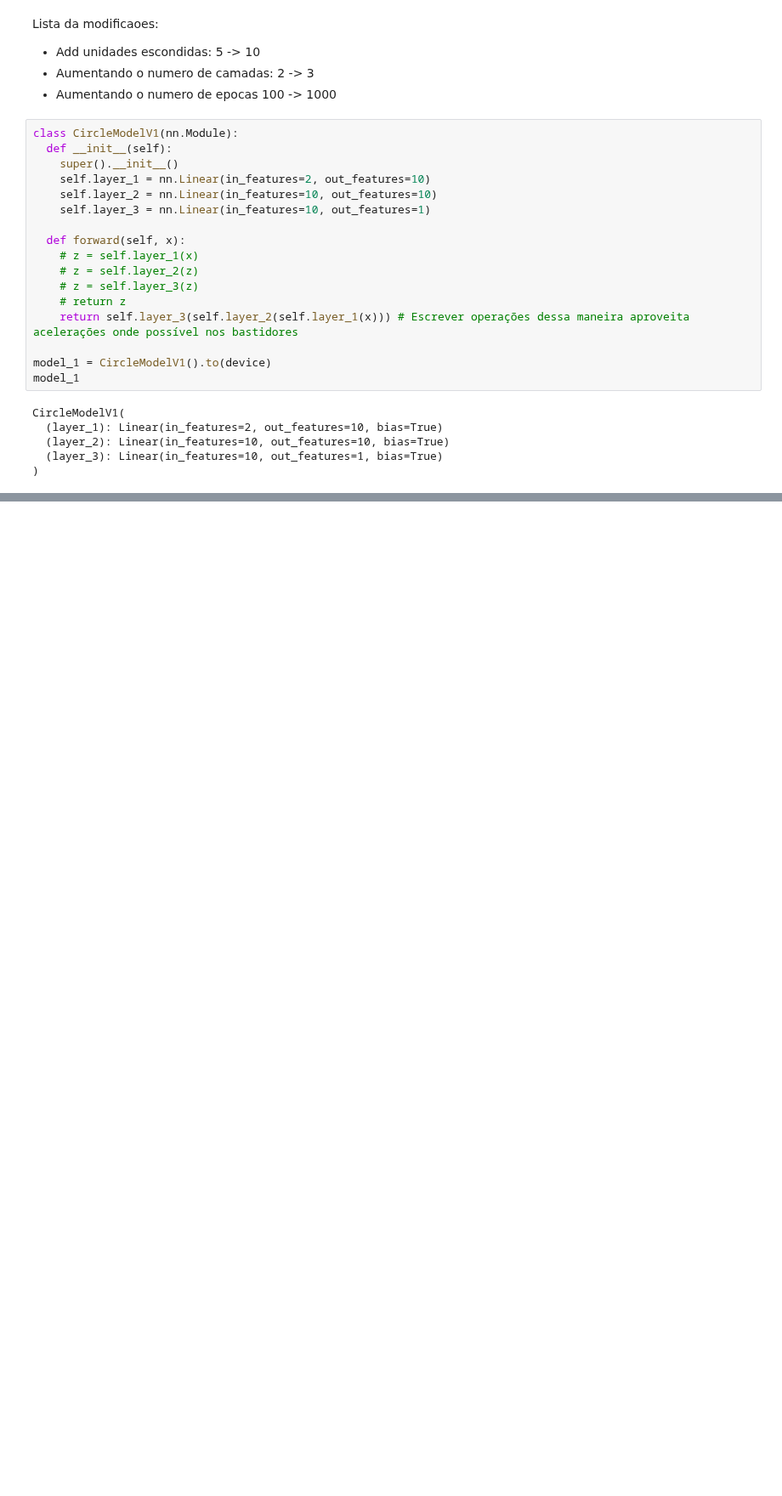
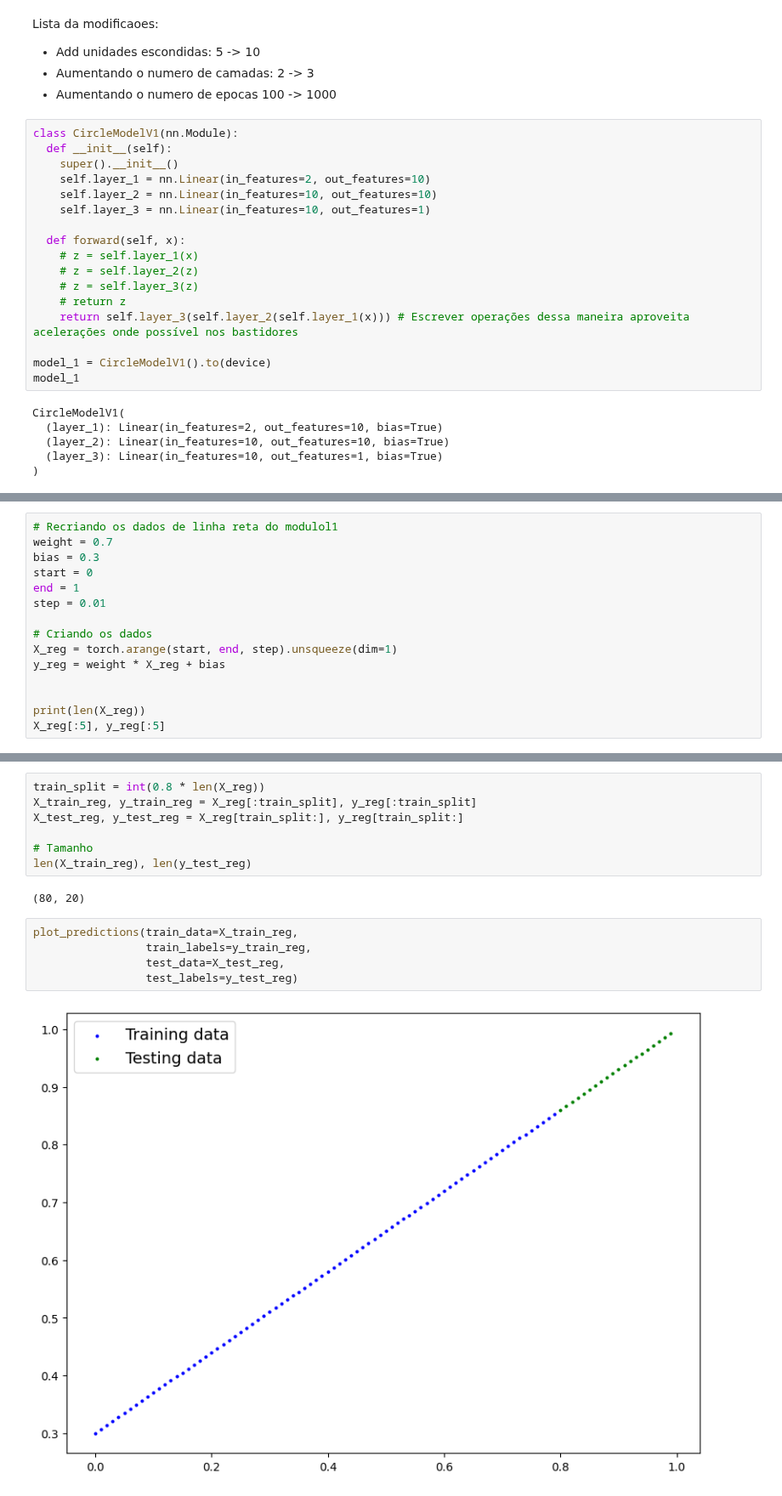
Before and after one commit to HammadN98/pytorch, a Jupyter notebook: 02_pytorch_rn_classificacao.ipynb, the cells around one changed output, grey strips where cells are left out. Shown at 85% size. Saved outputs shown, nothing was run; the diff lists cells and outputs as text; blank space fills up the shorter version.

```diff
--- a/02_pytorch_rn_classificacao.ipynb
+++ b/02_pytorch_rn_classificacao.ipynb
@@ -641,0 +716,15 @@ CircleModelV1(
+# %%
+# Recriando os dados de linha reta do modulol1
+weight = 0.7
+bias = 0.3
+start = 0
+end = 1
+step = 0.01
+
+# Criando os dados
+X_reg = torch.arange(start, end, step).unsqueeze(dim=1)
+y_reg = weight * X_reg + bias
+
+
+print(len(X_reg))
+X_reg[:5], y_reg[:5]
@@ -641,0 +743,16 @@ CircleModelV1(
+# %%
+train_split = int(0.8 * len(X_reg))
+X_train_reg, y_train_reg = X_reg[:train_split], y_reg[:train_split]
+X_test_reg, y_test_reg = X_reg[train_split:], y_reg[train_split:]
+
+# Tamanho
+len(X_train_reg), len(y_test_reg)
+# %% [output]
+(80, 20)
+# %%
+plot_predictions(train_data=X_train_reg,
+                 train_labels=y_train_reg,
+                 test_data=X_test_reg,
+                 test_labels=y_test_reg)
+# %% [output]
+[figure, added]
```
Also changed, not shown: parts of 17 cells of this notebook.
